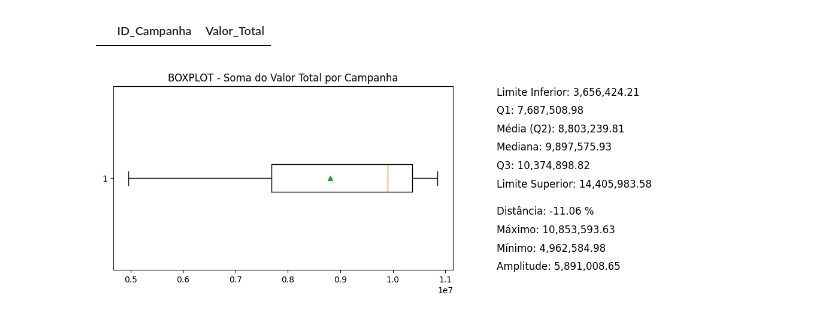
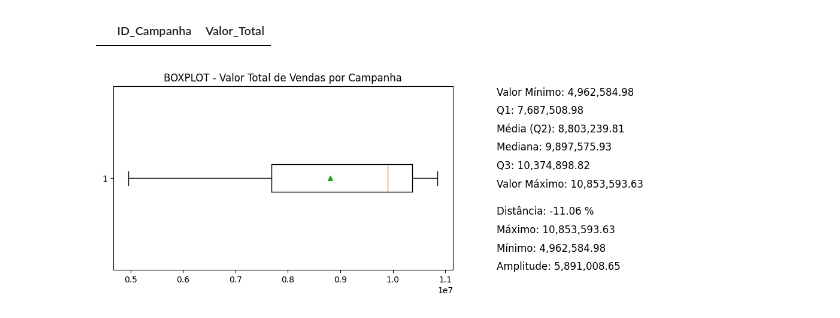
Before and after one commit to pjunior77/Projeto_Nara_Varejo, a Jupyter notebook: BoxPlot_ImpactoCampanhasVolumeVendas.ipynb, the cells around one changed output. Cells and saved outputs as stored; diff of their text form; code cells hidden in the pictures.

```diff
--- a/BoxPlot_ImpactoCampanhasVolumeVendas.ipynb
+++ b/BoxPlot_ImpactoCampanhasVolumeVendas.ipynb
@@ -129,29 +129,29 @@ dfOutlierInferior
 # %%
 #Cria uma figura com 2 áreas de gráficos (1 linha x 2 colunas)
 fig, axs = plt.subplots(1, 2, figsize=(12, 4))
 
 #Gráfico 1: Linha - Vendas por dia da semana
 axs[0].boxplot(arrayValorTotalCampanha, vert=False, showmeans=True)
-axs[0].set_title('BOXPLOT - Soma do Valor Total por Campanha')
+axs[0].set_title('BOXPLOT - Valor Total de Vendas por Campanha')
 
 #Gráfico 4: Quadro de texto explicativo
 axs[1].axis('off')    #Desativa os eixos para poder incluir texto
-axs[1].text(0.10, 0.95, f'Limite Inferior: {limInferior:,.2f}', fontsize=12, color='black')
+axs[1].text(0.10, 0.95, f'Valor Mínimo: {minimo:,.2f}', fontsize=12, color='black')
 axs[1].text(0.10, 0.85, f'Q1: {q1:,.2f}', fontsize=12, color='black')
 axs[1].text(0.10, 0.75, f'Média (Q2): {media:,.2f}', fontsize=12, color='black')
 axs[1].text(0.10, 0.65, f'Mediana: {mediana:,.2f}', fontsize=12, color='black')
 axs[1].text(0.10, 0.55, f'Q3: {q3:,.2f}', fontsize=12, color='black')
-axs[1].text(0.10, 0.45, f'Limite Superior: {limSuperior:,.2f}', fontsize=12, color='black')
+axs[1].text(0.10, 0.45, f'Valor Máximo: {maximo:,.2f}', fontsize=12, color='black')
 
 axs[1].text(0.10, 0.30, f'Distância: {distancia*100:,.2f} %', fontsize=12, color='black')
 axs[1].text(0.10, 0.20, f'Máximo: {maximo:,.2f}', fontsize=12, color='black')
 axs[1].text(0.10, 0.10, f'Mínimo: {minimo:,.2f}', fontsize=12, color='black')
 axs[1].text(0.10, 0.00, f'Amplitude: {amplitude:,.2f}', fontsize=12, color='black')
 
 #Ajusta os espaços entre os gráficos para evitar sobreposição
 plt.tight_layout()
 
 #Exibe todos os gráficos
 plt.show()
 # %% [output]
-[figure, old version]
+[figure, new version]
```
Also changed, not shown: 3 other files.
